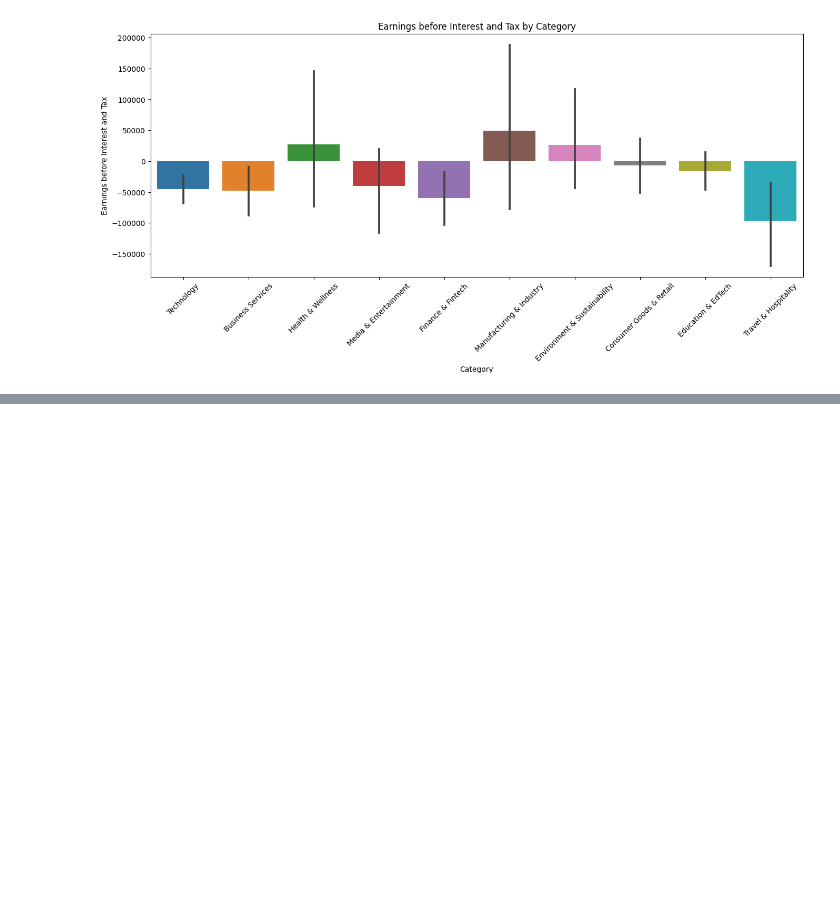
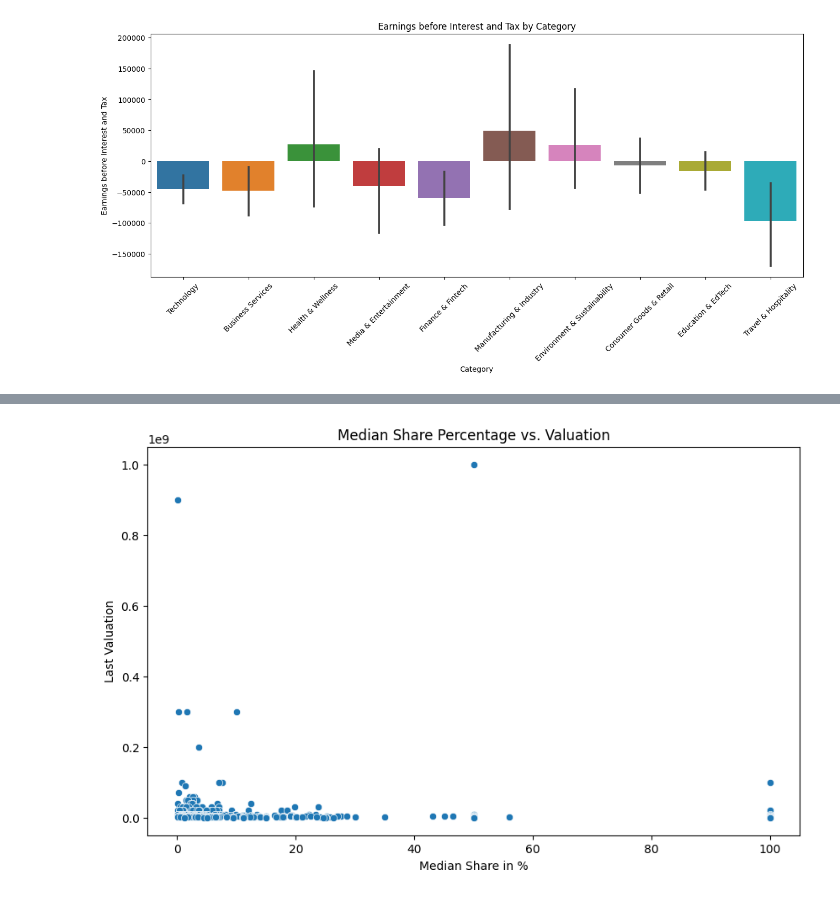
Before and after one commit to Dragooz/UMHackathon-VC, a Jupyter notebook: analysis.ipynb, the cells around one changed output, grey strips where cells are left out. Saved outputs shown, nothing was run; the diff lists cells and outputs as text; code cells hidden in the pictures; blank space fills up the shorter version.

```diff
--- a/analysis.ipynb
+++ b/analysis.ipynb
@@ -242,10 +234,12 @@ plt.show()
 # %%
 # Shareholder structure: Analyze the shareholder structure (minimum, median, and maximum share percentages) to understand the influence and concentration of ownership in a company.
 # 6. Shareholder structure
 plt.figure(figsize=(10, 6))
-sns.scatterplot(x='median share in percentage', y='last valuation', data=df)
+sns.scatterplot(x=r'Median Share in %', y='Last Valuation', data=df)
 plt.title('Median Share Percentage vs. Valuation')
 plt.show()
+# %% [output]
+[figure, added]
 # %%
 # Time since incorporation: Investigate how long it takes for companies to achieve significant milestones, such as reaching a certain valuation, employee count, or revenue growth. This can help you identify fast-growing startups.
 # 7. Time since incorporation
```
Also changed, not shown: parts of 5 cells of this notebook.
